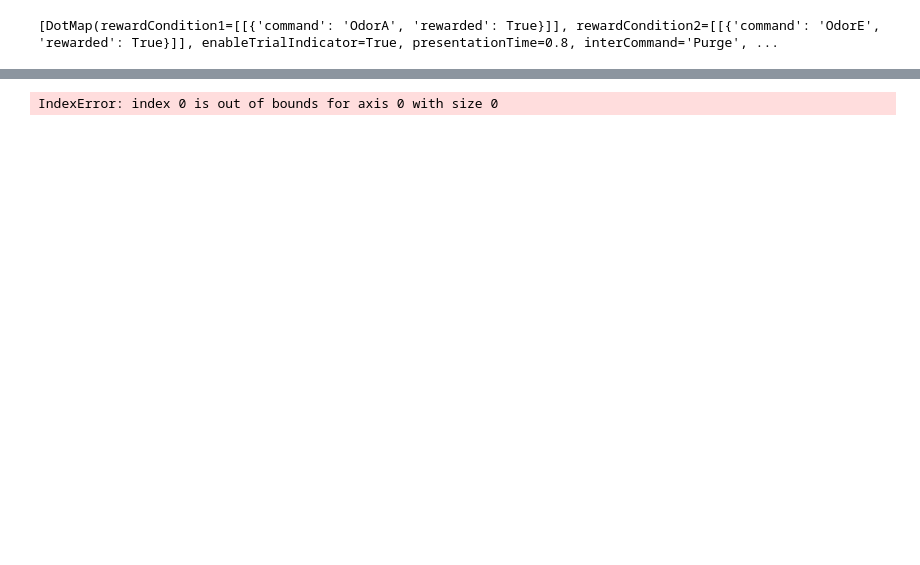
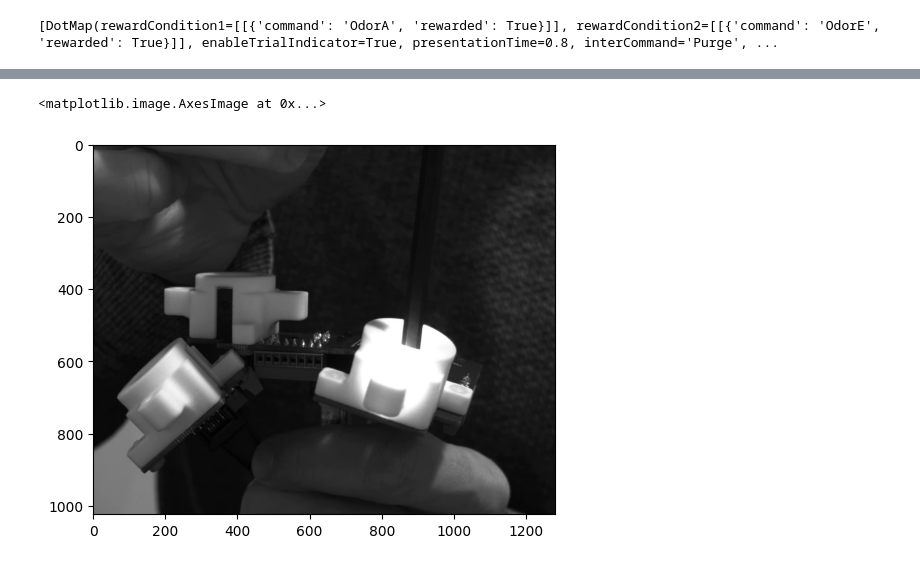
Before and after one commit to SainsburyWellcomeCentre/hypnose, a Jupyter notebook: analysis/sandbox.ipynb, the cells around one changed output, grey strips where cells are left out. Cells and saved outputs as stored; diff of their text form; code cells hidden in the pictures; blank space fills up the shorter version.

```diff
--- a/analysis/sandbox.ipynb
+++ b/analysis/sandbox.ipynb
@@ -63,15 +64,14 @@ Time
 # %%
 # get video frames around intiating event
 window = 0.2 # time window in seconds
-init_time = initiating_events.index[4]
+init_time = initiating_events.index[17]
 print(init_time)
 time_window = (init_time - pd.Timedelta(seconds=window), init_time + pd.Timedelta(seconds=window))
-print(video_data)
 
 event_window = video_data[time_window[0] : time_window[1]]
 event_frames = [f for f in video.frames(event_window)]
 
-first_frame_index = np.where(event_window.index >= init_time)[0][0]
+first_frame_index = np.where(event_window.index >= init_time)[0][0] - 1
 first_frame = event_window.iloc[first_frame_index]
 
 plt.imshow(event_frames[first_frame_index])
@@ -96,4 +80,5 @@ Time
-IndexError: index 0 is out of bounds for axis 0 with size 0
+<matplotlib.image.AxesImage at 0x...>
+[figure, added]
 # %%
 # plot olfactometer state
 # plt.figure()
```
Also changed, not shown: parts of 3 cells of this notebook, 1 other file.
